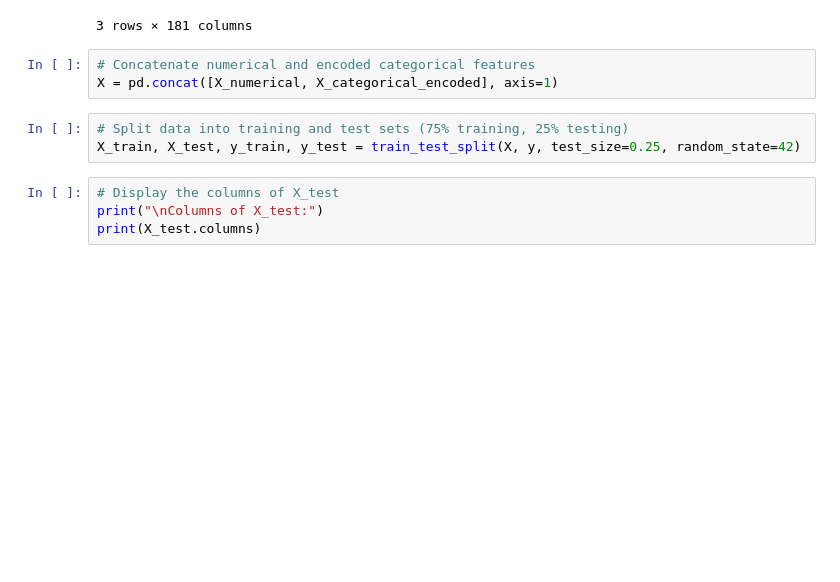
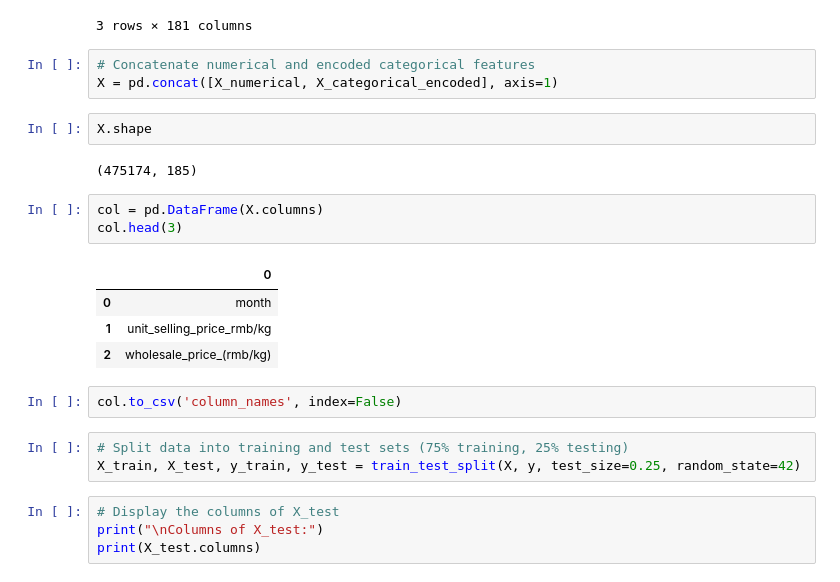
Before and after one commit to RumethSandinu/Project-connexa, a Jupyter notebook: loss_rate_analysis/loss_rate_model.ipynb, the cells around one changed output. Drawn from its saved outputs; the diff is of its cells as text; blank space fills up the shorter version.

```diff
--- a/loss_rate_analysis/loss_rate_model.ipynb
+++ b/loss_rate_analysis/loss_rate_model.ipynb
@@ -42,6 +42,20 @@ X_categorical_encoded.sample(3)
 # %%
 # Concatenate numerical and encoded categorical features
 X = pd.concat([X_numerical, X_categorical_encoded], axis=1)
+# %%
+X.shape
+# %% [output]
+(475174, 185)
+# %%
+col = pd.DataFrame(X.columns)
+col.head(3)
+# %% [output]
+|  | 0 |
+| 0 | month |
+| 1 | unit_selling_price_rmb/kg |
+| 2 | wholesale_price_(rmb/kg) |
+# %%
+col.to_csv('column_names', index=False)
 # %%
 # Split data into training and test sets (75% training, 25% testing)
 X_train, X_test, y_train, y_test = train_test_split(X, y, test_size=0.25, random_state=42)
```
Also changed, not shown: parts of 6 cells of this notebook, 6 other files.
